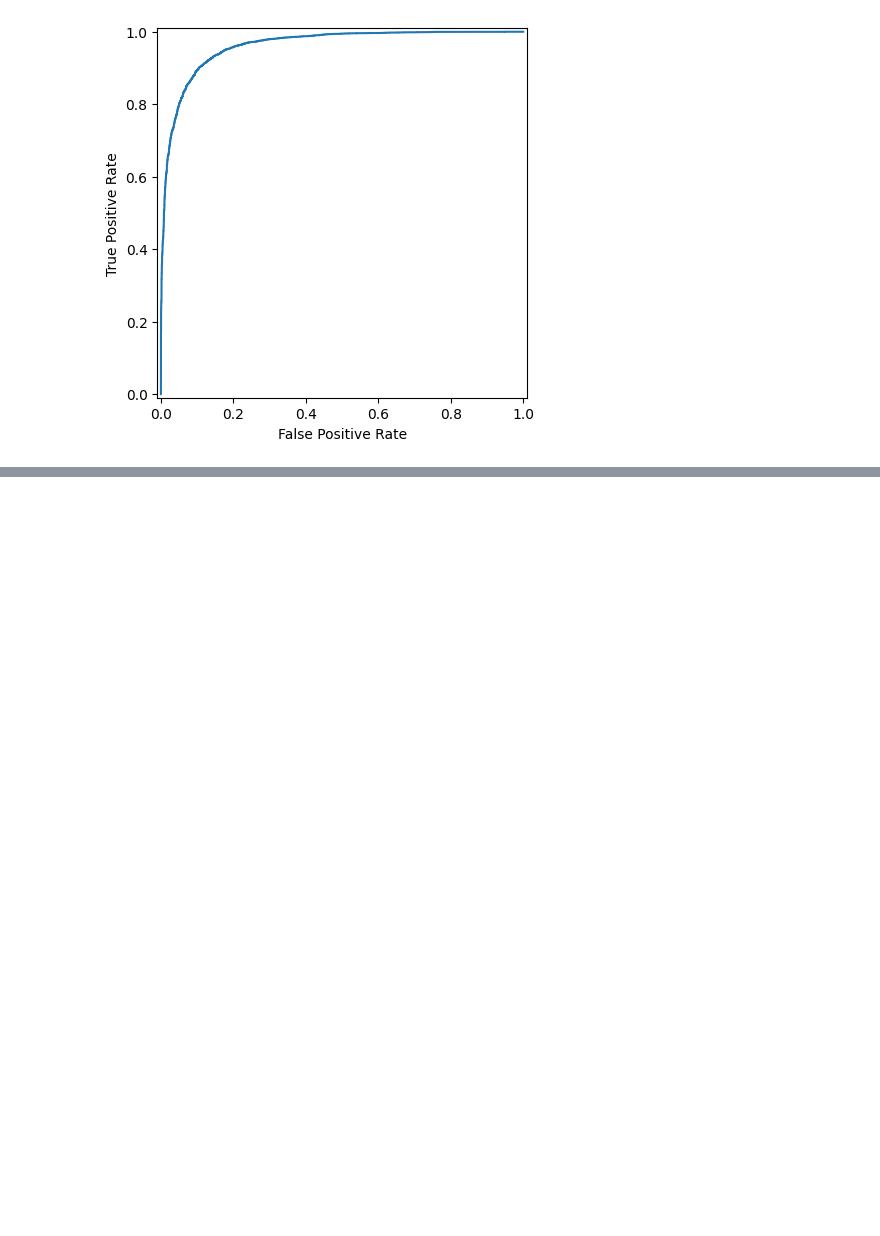
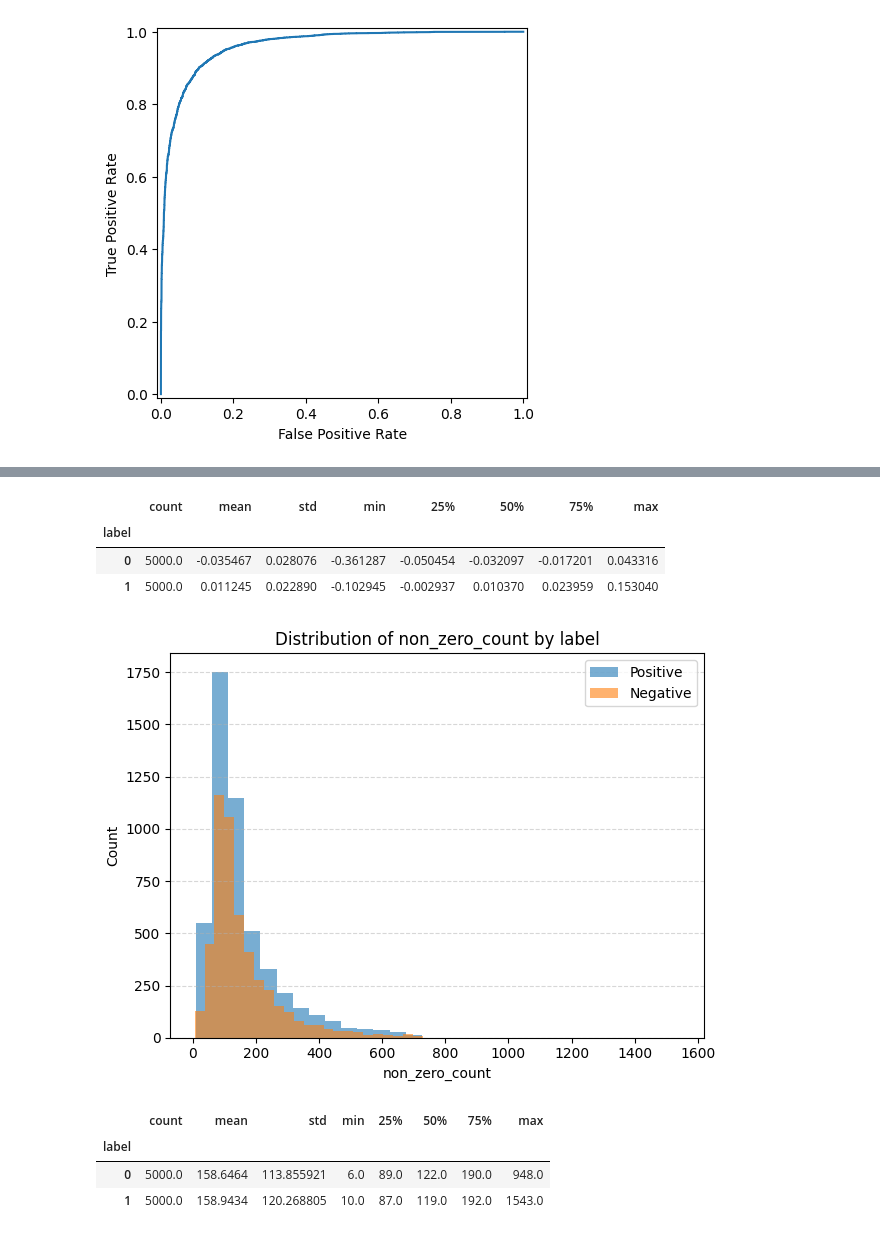
Before and after one commit to CariP03/Uniba_ICon_SentiView, a Jupyter notebook: notebooks/logistic_model_train.ipynb, the cells around one changed output, grey strips where cells are left out. Cells and saved outputs as stored; diff of their text form; code cells hidden in the pictures; blank space fills up the shorter version.

```diff
--- a/notebooks/logistic_model_train.ipynb
+++ b/notebooks/logistic_model_train.ipynb
@@ -343,0 +475,18 @@ weighted avg       0.90      0.90      0.90     10000
+# %%
+pd.concat([Xv, yv], axis=1).groupby("label")["avg_nonzero"].describe()
+# %% [output]
+|  | count | mean | std | min | 25% | 50% | 75% | max |
+| label |  |  |  |  |  |  |  |  |
+| 0 | 5000.0 | -0.035467 | 0.028076 | -0.361287 | -0.050454 | -0.032097 | -0.017201 | 0.043316 |
+| 1 | 5000.0 | 0.011245 | 0.022890 | -0.102945 | -0.002937 | 0.010370 | 0.023959 | 0.153040 |
+# %%
+plot_histogram_metric(pd.concat([Xv, yv], axis=1), "non_zero_count")
+# %% [output]
+[figure, added]
+# %%
+pd.concat([Xv, yv], axis=1).groupby("label")["non_zero_count"].describe()
+# %% [output]
+|  | count | mean | std | min | 25% | 50% | 75% | max |
+| label |  |  |  |  |  |  |  |  |
+| 0 | 5000.0 | 158.6464 | 113.855921 | 6.0 | 89.0 | 122.0 | 190.0 | 948.0 |
+| 1 | 5000.0 | 158.9434 | 120.268805 | 10.0 | 87.0 | 119.0 | 192.0 | 1543.0 |
```
Also changed, not shown: parts of 22 cells of this notebook, 5 other files.
